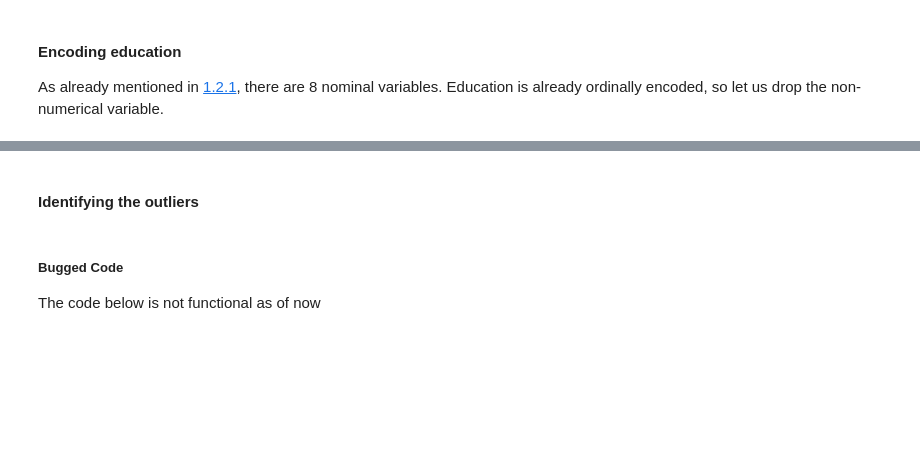
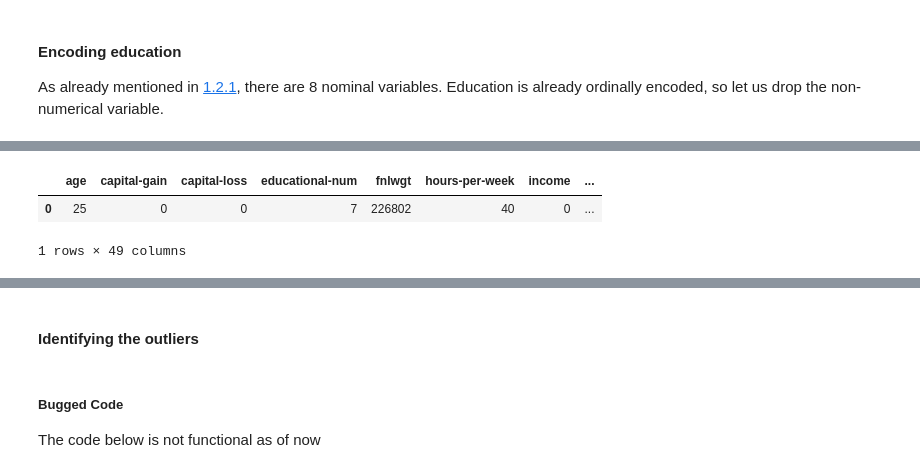
Before and after one commit to Jonson26/DSH-Pase2-Group1, a Jupyter notebook: Session2.ipynb, the cells around one changed output, grey strips where cells are left out. Drawn from its saved outputs; the diff is of its cells as text; code cells hidden in the pictures; blank space fills up the shorter version.

```diff
--- a/Session2.ipynb
+++ b/Session2.ipynb
@@ -373,0 +354,15 @@ df.describe()
+# %%
+# Repeat the One-hot-encoding of the 7 nominal columns (EXCEPT "native-country")
+categorical_cols = df[['workclass', 'marital-status', 'occupation', 'relationship', 'race', 'gender']].columns
+numeric_cols = df.columns.difference(categorical_cols)
+onehot_encoder = OneHotEncoder(sparse_output=False)
+onehot_array = onehot_encoder.fit_transform(df[categorical_cols])
+column_names = onehot_encoder.get_feature_names_out(categorical_cols)
+onehot_df = pd.DataFrame(onehot_array, columns=column_names)
+numeric_df = df[numeric_cols].reset_index(drop=True)
+encoded_df = pd.concat([numeric_df, onehot_df], axis=1)
+encoded_df.head(1)
+# %% [output]
+|  | age | capital-gain | capital-loss | educational-num | fnlwgt | hours-per-week | income | ... |
+| 0 | 25 | 0 | 0 | 7 | 226802 | 40 | 0 | ... |
+1 rows × 49 columns
```
Also changed, not shown: parts of 28 cells of this notebook.
